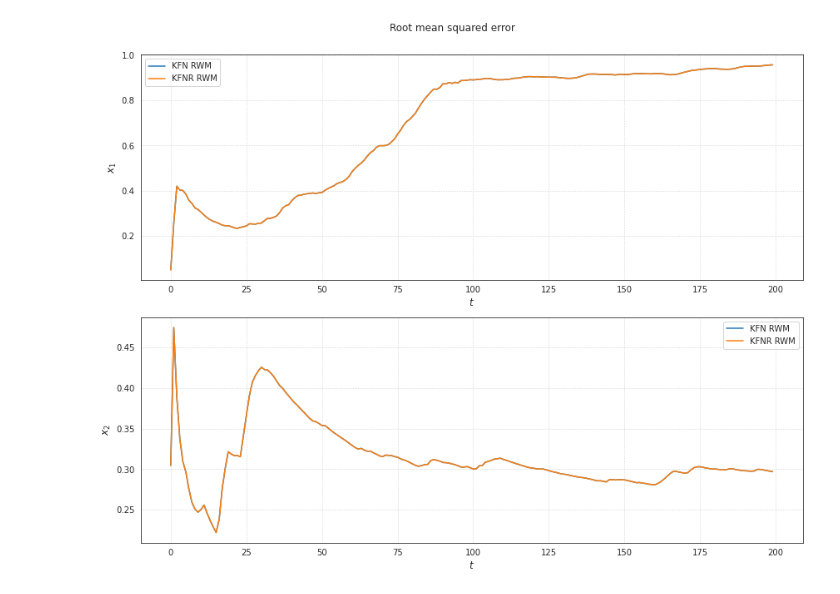
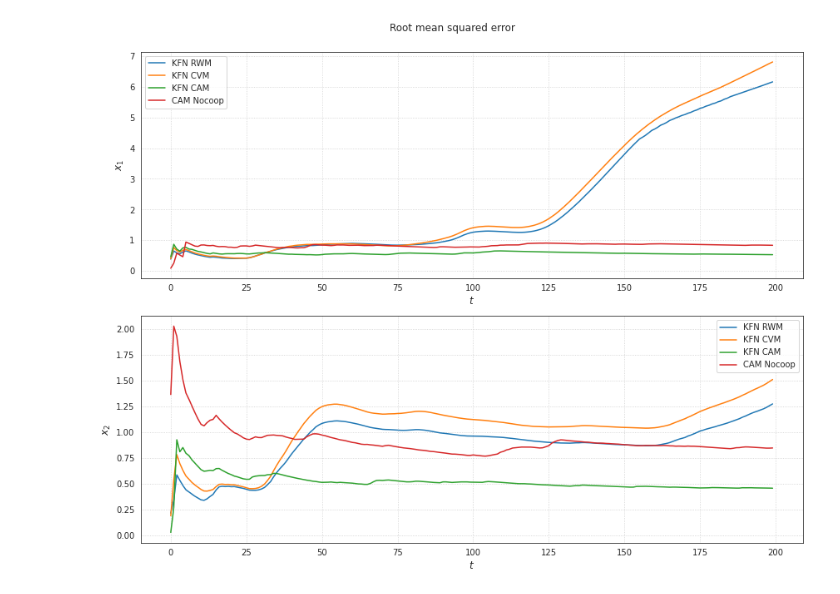
Before and after one commit to maiquang/maithanh-thesis-src, a Jupyter notebook: maithanh_kf4.ipynb, the cells around one changed output. Saved outputs shown, nothing was run; the diff lists cells and outputs as text; code cells hidden in the pictures.

```diff
--- a/maithanh_kf4.ipynb
+++ b/maithanh_kf4.ipynb
@@ -90,34 +68,23 @@ for yt in traj.observations:
         update=True,
         adapt=True,
         combine=True,
-        reset_strategy="mean",
+        reset_strategy="ci",
         reset_thresh=reset_thresh
     )
-# %%
-for yt in traj.observations:
-    kfnr.time_step(
-        yt,
-        predict=True,
-        update=True,
-        adapt=True,
-        combine=True,
-        reset_strategy="mean",
-        reset_thresh=reset_thresh
-    )
 # %%
-RWM = kfn[6]
-CVM = kfn[3]
-CAM = kfn[7]
+RWM = kfn[0]
+CVM = kfn[1]
+CAM = kfn[2]
 # %%
 kfcam = KalmanFilter(CAModel(q, r))
 
-for yt in traj.observations[:, 0]:
+for yt in traj.observations[:, 2]:
     kfcam.predict()
     kfcam.update(yt, log=True)
 # %%
-plot_rmse(traj, RWM, kfnr[6], nvars=2, var_labels=["$x_1$", "$x_2$"], kf_labels=["KFN RWM", "KFNR RWM"])
+plot_rmse(traj, RWM, CVM, CAM, kfcam, nvars=2, var_labels=["$x_1$", "$x_2$"], kf_labels=["KFN RWM", "KFN CVM", "KFN CAM", "CAM Nocoop"])
 # %% [output]
-[figure, old version]
+[figure, new version]
 # %%
 plot_estimates(RWM, traj, nvars=2, plt_std=True, labels=["$x_1$", "$x_2$"])
 # %% [output]
```
Also changed, not shown: parts of 9 cells of this notebook, 2 other files.
